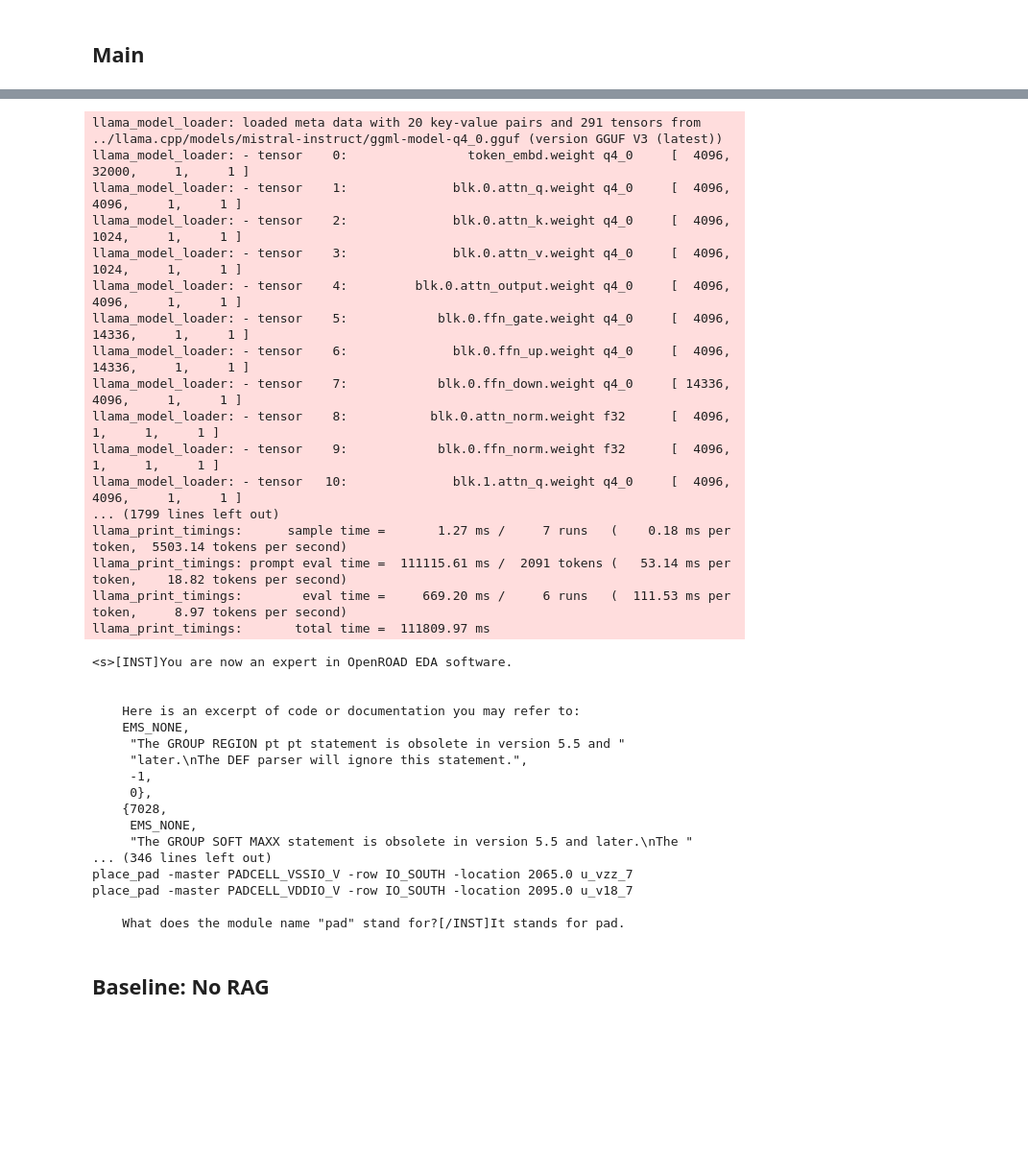
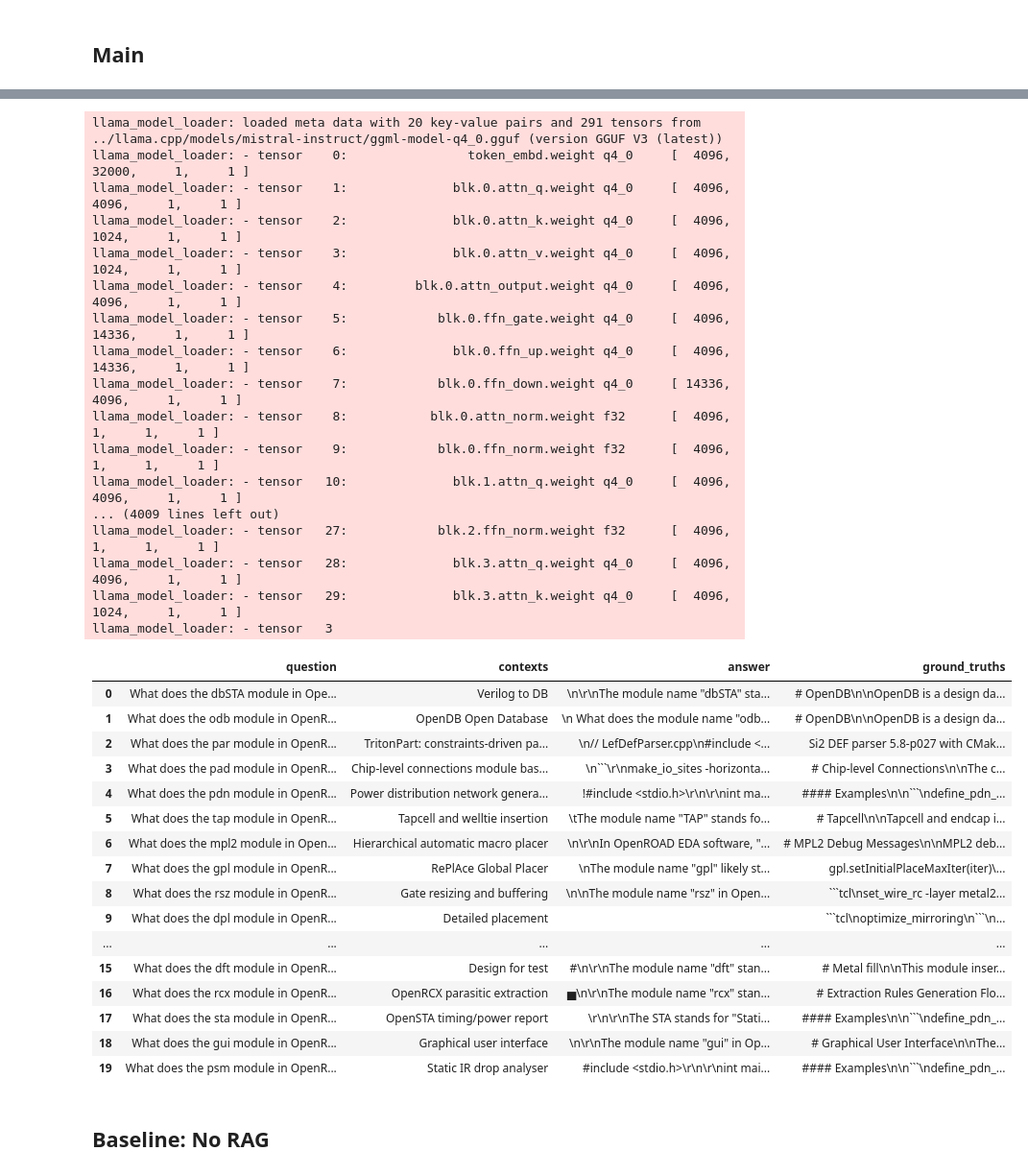
Before and after one commit to luarss/OpenROAD-assistant, a Jupyter notebook: Embedding-Mistral7B-OpenROAD.ipynb, the cells around one changed output, grey strips where cells are left out. Shown at 96% size. Drawn from its saved outputs; the diff is of its cells as text; code cells hidden in the pictures; blank space fills up the shorter version.

Commit message:
add eval txt

````diff
--- a/Embedding-Mistral7B-OpenROAD.ipynb
+++ b/Embedding-Mistral7B-OpenROAD.ipynb
@@ -93,10 +93,10 @@ def create_completion(question):
     output = llm.create_completion(final_prompt,
                                    suffix=None,
                                    max_tokens=0, # set this to 0 for no limit on tokens (depend on n_ctx)
-                                   temperature=0.8, # higher temperature, less factual.
+                                   temperature=0.5, # higher temperature, less factual.
                                    top_p=0.95,
                                    logprobs=None,
-                                   echo=True,
+                                   echo=False,
                                    stop=[],
                                    frequency_penalty=0.0,
                                    presence_penalty=0.0,
@@ -110,7 +110,7 @@ def create_completion(question):
                                    model=None,
                                    stopping_criteria=None,
                                    logits_processor=None)
-    return output
+    return context, output
 # question = "What does the PDN stand for?"
 # create_completion(question)
 # %% [markdown]
@@ -122,9 +120,16 @@ def create_completion(question):
 # %%
-tools = ['par', 'rmp', 'ifp', 'ppl', 'pad']
-final = []
+tools = ['dbSTA', 'odb', 'par', 'pad',
+         'pdn', 'tap', 'mpl2', 'gpl',
+         'rsz', 'dpl', 'cts', 'grt',
+         'ant', 'drt', 'fin', 'dft',
+         'rcx', 'sta', 'gui', 'psm']
+final_contexts, final_answers = [], []
 for tool in tools:
     question = f'What does the module name "{tool}" stand for?'
-    final.append(create_completion(question)["choices"][0]["text"])
+    context, answer = create_completion(question)
+    answer = answer["choices"][0]["text"]
+    final_contexts.append(context)
+    final_answers.append(answer)
 # %% [output]
 llama_model_loader: loaded meta data with 20 key-value pairs and 291 tensors from ../llama.cpp/models/mistral-instruct/ggml-model-q4_0.gguf (version GGUF V3 (latest))
 llama_model_loader: - tensor    0:                token_embd.weight q4_0     [  4096, 32000,     1,     1 ]
@@ -138,29 +143,35 @@ llama_model_loader: - tensor    7:            blk.0.ffn_down.weight q4_0     [ 1
 llama_model_loader: - tensor    8:           blk.0.attn_norm.weight f32      [  4096,     1,     1,     1 ]
 llama_model_loader: - tensor    9:            blk.0.ffn_norm.weight f32      [  4096,     1,     1,     1 ]
 llama_model_loader: - tensor   10:              blk.1.attn_q.weight q4_0     [  4096,  4096,     1,     1 ]
-... (1799 lines left out)
-llama_print_timings:      sample time =       1.27 ms /     7 runs   (    0.18 ms per token,  5503.14 tokens per second)
-llama_print_timings: prompt eval time =  111115.61 ms /  2091 tokens (   53.14 ms per token,    18.82 tokens per second)
-llama_print_timings:        eval time =     669.20 ms /     6 runs   (  111.53 ms per token,     8.97 tokens per second)
-llama_print_timings:       total time =  111809.97 ms
+... (4009 lines left out)
+llama_model_loader: - tensor   27:            blk.2.ffn_norm.weight f32      [  4096,     1,     1,     1 ]
+llama_model_loader: - tensor   28:              blk.3.attn_q.weight q4_0     [  4096,  4096,     1,     1 ]
+llama_model_loader: - tensor   29:              blk.3.attn_k.weight q4_0     [  4096,  1024,     1,     1 ]
+llama_model_loader: - tensor   3
-# %%
-for i in final:
-    print(i)
-# %% [output]
-<s>[INST]You are now an expert in OpenROAD EDA software.
-
-
-    Here is an excerpt of code or documentation you may refer to:
-    EMS_NONE,
-     "The GROUP REGION pt pt statement is obsolete in version 5.5 and "
-     "later.\nThe DEF parser will ignore this statement.",
-     -1,
-     0},
-    {7028,
-     EMS_NONE,
-     "The GROUP SOFT MAXX statement is obsolete in version 5.5 and later.\nThe "
-... (346 lines left out)
-place_pad -master PADCELL_VSSIO_V -row IO_SOUTH -location 2065.0 u_vzz_7
-place_pad -master PADCELL_VDDIO_V -row IO_SOUTH -location 2095.0 u_v18_7
-
-    What does the module name "pad" stand for?[/INST]It stands for pad.
+# %%
+# create dataset [question, context, answer, ground-truths]
+import pandas as pd
+
+df = pd.read_csv('evaluation/or.csv')
+df["answer"] = final_answers
+df["contexts"] = final_contexts
+df.columns = ["question", "contexts", "answer", "ground_truths"]
+df
+# %% [output]
+|  | question | contexts | answer | ground_truths |
+| 0 | What does the dbSTA module in Ope... | Verilog to DB | \n\r\nThe module name "dbSTA" sta... | # OpenDB\n\nOpenDB is a design da... |
+| 1 | What does the odb module in OpenR... | OpenDB Open Database | \n What does the module name "odb... | # OpenDB\n\nOpenDB is a design da... |
+| 2 | What does the par module in OpenR... | TritonPart: constraints-driven pa... | \n// LefDefParser.cpp\n#include <... | Si2 DEF parser 5.8-p027 with CMak... |
+| 3 | What does the pad module in OpenR... | Chip-level connections module bas... | \n```\r\nmake_io_sites -horizonta... | # Chip-level Connections\n\nThe c... |
+| 4 | What does the pdn module in OpenR... | Power distribution network genera... | !#include <stdio.h>\r\n\r\nint ma... | #### Examples\n\n```\ndefine_pdn_... |
+| 5 | What does the tap module in OpenR... | Tapcell and welltie insertion | \tThe module name "TAP" stands fo... | # Tapcell\n\nTapcell and endcap i... |
+| 6 | What does the mpl2 module in Open... | Hierarchical automatic macro placer | \n\r\nIn OpenROAD EDA software, "... | # MPL2 Debug Messages\n\nMPL2 deb... |
+| 7 | What does the gpl module in OpenR... | RePlAce Global Placer | \nThe module name "gpl" likely st... | gpl.setInitialPlaceMaxIter(iter)\... |
+| 8 | What does the rsz module in OpenR... | Gate resizing and buffering | \n\nThe module name "rsz" in Open... | ```tcl\nset_wire_rc -layer metal2... |
+| 9 | What does the dpl module in OpenR... | Detailed placement |  | ```tcl\noptimize_mirroring\n```\n... |
+| ... | ... | ... | ... | ... |
+| 15 | What does the dft module in OpenR... | Design for test | #\n\r\nThe module name "dft" stan... | # Metal fill\n\nThis module inser... |
+| 16 | What does the rcx module in OpenR... | OpenRCX parasitic extraction | ▅\n\r\nThe module name "rcx" stan... | # Extraction Rules Generation Flo... |
+| 17 | What does the sta module in OpenR... | OpenSTA timing/power report | \r\n\r\nThe STA stands for "Stati... | #### Examples\n\n```\ndefine_pdn_... |
+| 18 | What does the gui module in OpenR... | Graphical user interface | \n\r\nThe module name "gui" in Op... | # Graphical User Interface\n\nThe... |
+| 19 | What does the psm module in OpenR... | Static IR drop analyser | #include <stdio.h>\r\n\r\nint mai... | #### Examples\n\n```\ndefine_pdn_... |
````
Also changed, not shown: parts of 5 cells of this notebook, 5 other files.
